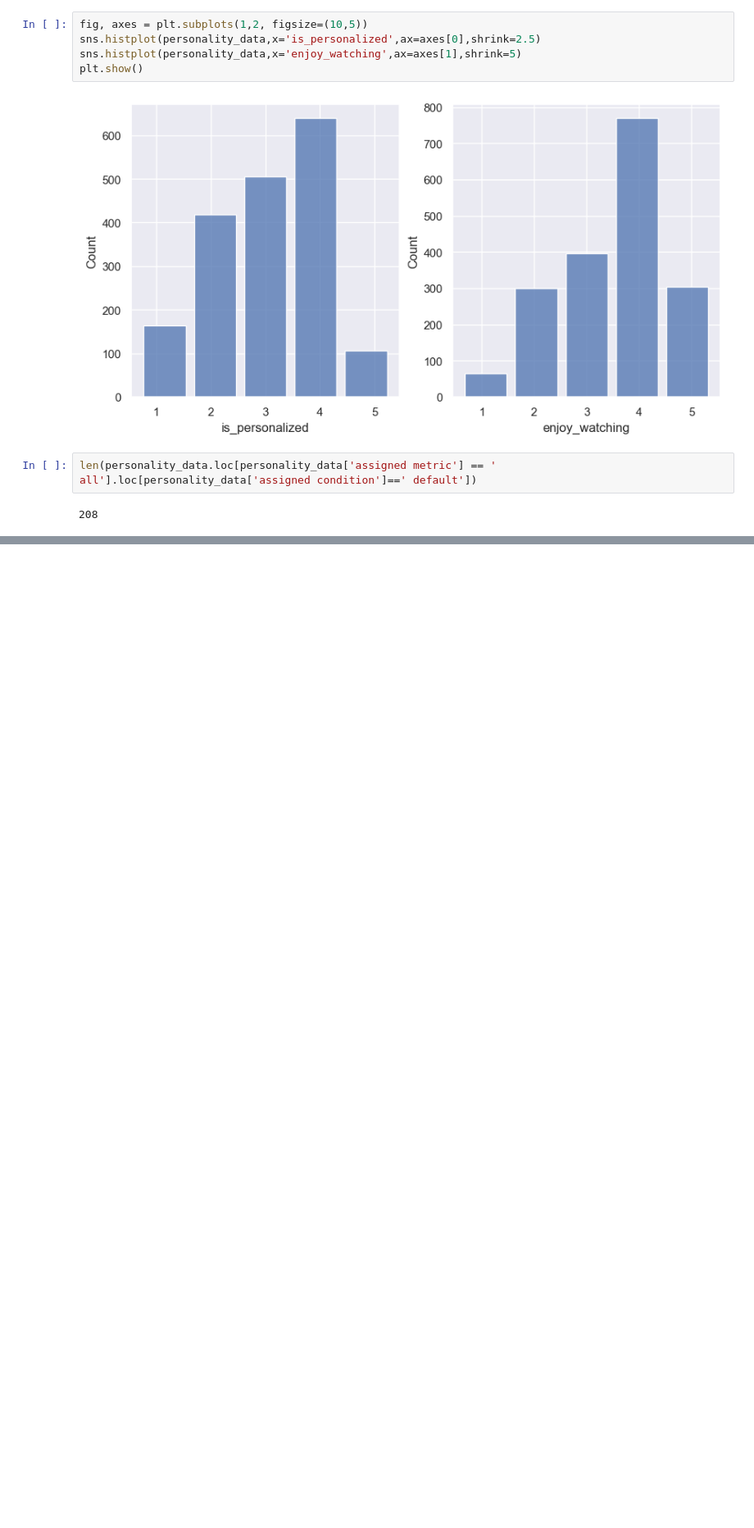
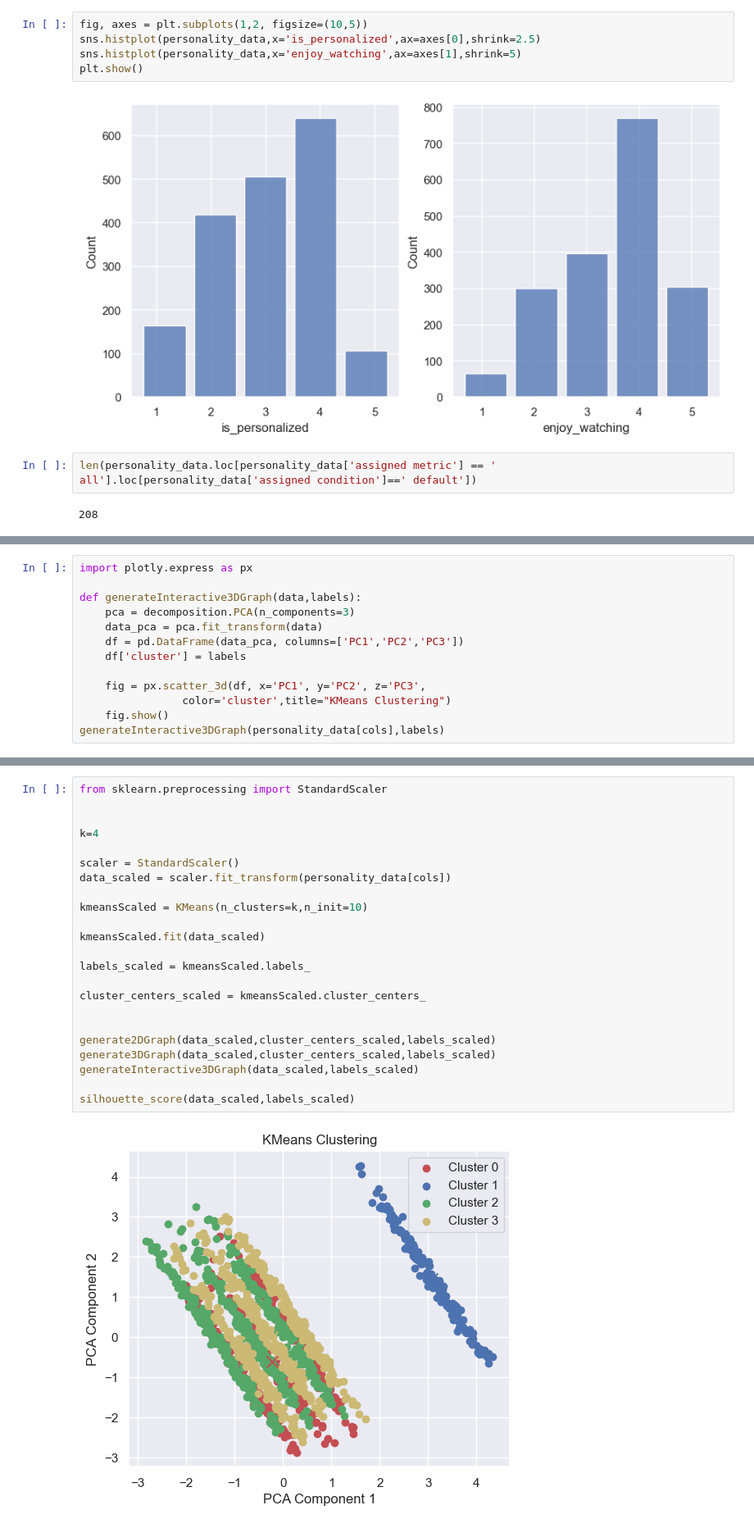
Before and after one commit to cats9rule/mlprojects, a Jupyter notebook: p2/p2.ipynb, the cells around one changed output, grey strips where cells are left out. Shown at 82% size. Cells and saved outputs as stored; diff of their text form; blank space fills up the shorter version.

```diff
--- a/p2/p2.ipynb
+++ b/p2/p2.ipynb
@@ -219,0 +375,13 @@ len(personality_data.loc[personality_data['assigned metric'] == ' all'].loc[pers
+# %%
+import plotly.express as px
+
+def generateInteractive3DGraph(data,labels):
+    pca = decomposition.PCA(n_components=3)
+    data_pca = pca.fit_transform(data)
+    df = pd.DataFrame(data_pca, columns=['PC1','PC2','PC3'])
+    df['cluster'] = labels
+
+    fig = px.scatter_3d(df, x='PC1', y='PC2', z='PC3',
+                color='cluster',title="KMeans Clustering")
+    fig.show()
+generateInteractive3DGraph(personality_data[cols],labels)
@@ -219,0 +394,25 @@ len(personality_data.loc[personality_data['assigned metric'] == ' all'].loc[pers
+# %%
+from sklearn.preprocessing import StandardScaler
+
+
+k=4
+
+scaler = StandardScaler()
+data_scaled = scaler.fit_transform(personality_data[cols])
+
+kmeansScaled = KMeans(n_clusters=k,n_init=10)
+
+kmeansScaled.fit(data_scaled)
+
+labels_scaled = kmeansScaled.labels_
+
+cluster_centers_scaled = kmeansScaled.cluster_centers_
+
+
+generate2DGraph(data_scaled,cluster_centers_scaled,labels_scaled)
+generate3DGraph(data_scaled,cluster_centers_scaled,labels_scaled)
+generateInteractive3DGraph(data_scaled,labels_scaled)
+
+silhouette_score(data_scaled,labels_scaled)
+# %% [output]
+[figure, added]
```
Also changed, not shown: parts of 16 cells of this notebook.
